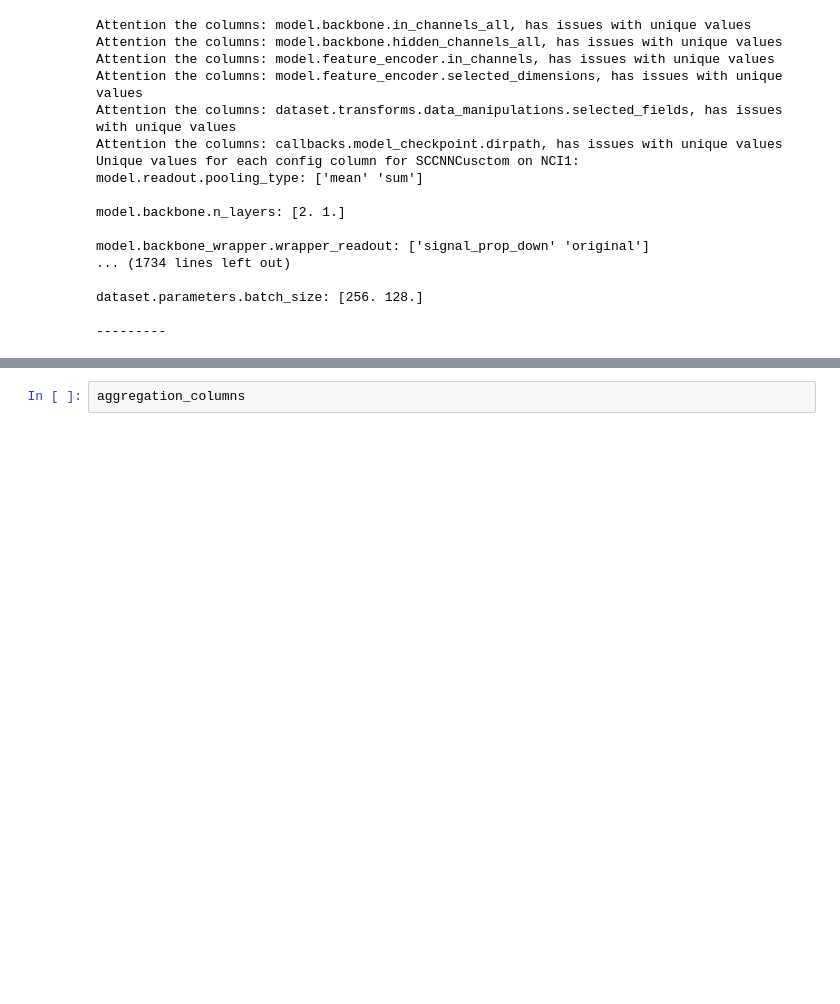
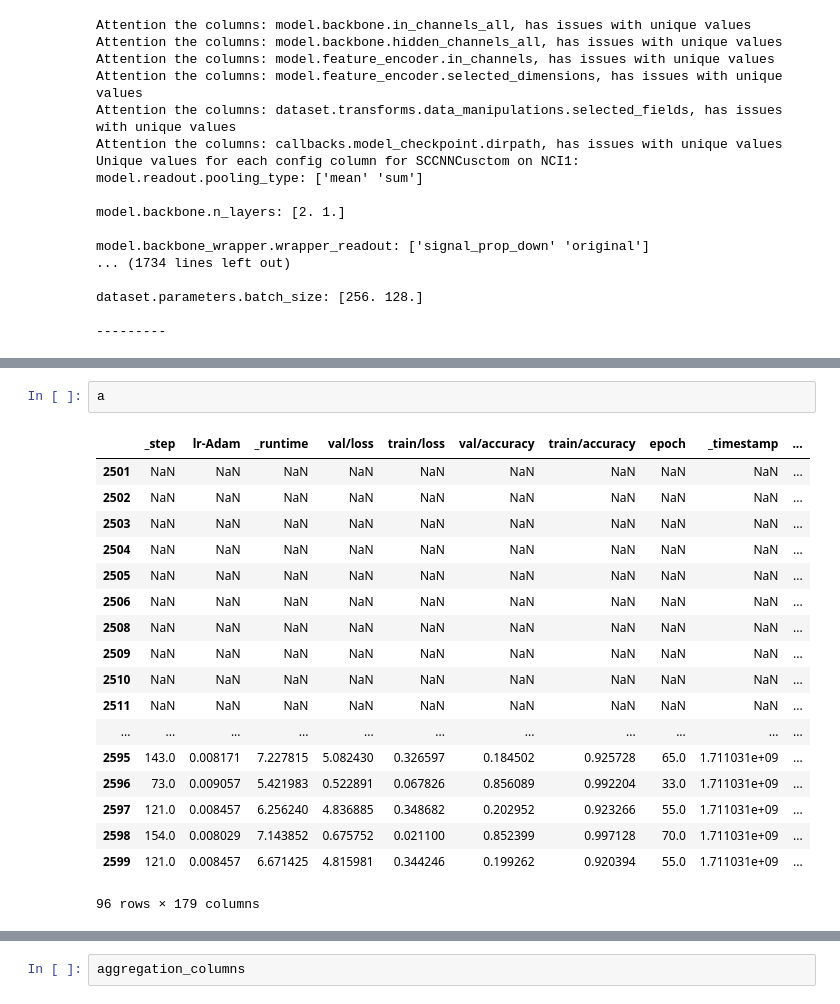
Before and after one commit to geometric-intelligence/TopoBenchmark, a Jupyter notebook: notebooks/result_processing.ipynb, the cells around one changed output, grey strips where cells are left out. Saved outputs shown, nothing was run; the diff lists cells and outputs as text; blank space fills up the shorter version.

```diff
--- a/notebooks/result_processing.ipynb
+++ b/notebooks/result_processing.ipynb
@@ -353,2 +355,23 @@ See the caveats in the documentation: https://pandas.pydata.org/pandas-docs/stab
+# %%
+a
+# %% [output]
+|  | _step | lr-Adam | _runtime | val/loss | train/loss | val/accuracy | train/accuracy | epoch | _timestamp | ... |
+| 2501 | NaN | NaN | NaN | NaN | NaN | NaN | NaN | NaN | NaN | ... |
+| 2502 | NaN | NaN | NaN | NaN | NaN | NaN | NaN | NaN | NaN | ... |
+| 2503 | NaN | NaN | NaN | NaN | NaN | NaN | NaN | NaN | NaN | ... |
+| 2504 | NaN | NaN | NaN | NaN | NaN | NaN | NaN | NaN | NaN | ... |
+| 2505 | NaN | NaN | NaN | NaN | NaN | NaN | NaN | NaN | NaN | ... |
+| 2506 | NaN | NaN | NaN | NaN | NaN | NaN | NaN | NaN | NaN | ... |
+| 2508 | NaN | NaN | NaN | NaN | NaN | NaN | NaN | NaN | NaN | ... |
+| 2509 | NaN | NaN | NaN | NaN | NaN | NaN | NaN | NaN | NaN | ... |
+| 2510 | NaN | NaN | NaN | NaN | NaN | NaN | NaN | NaN | NaN | ... |
+| 2511 | NaN | NaN | NaN | NaN | NaN | NaN | NaN | NaN | NaN | ... |
+| ... | ... | ... | ... | ... | ... | ... | ... | ... | ... | ... |
+| 2595 | 143.0 | 0.008171 | 7.227815 | 5.082430 | 0.326597 | 0.184502 | 0.925728 | 65.0 | 1.711031e+09 | ... |
+| 2596 | 73.0 | 0.009057 | 5.421983 | 0.522891 | 0.067826 | 0.856089 | 0.992204 | 33.0 | 1.711031e+09 | ... |
+| 2597 | 121.0 | 0.008457 | 6.256240 | 4.836885 | 0.348682 | 0.202952 | 0.923266 | 55.0 | 1.711031e+09 | ... |
+| 2598 | 154.0 | 0.008029 | 7.143852 | 0.675752 | 0.021100 | 0.852399 | 0.997128 | 70.0 | 1.711031e+09 | ... |
+| 2599 | 121.0 | 0.008457 | 6.671425 | 4.815981 | 0.344246 | 0.199262 | 0.920394 | 55.0 | 1.711031e+09 | ... |
+96 rows × 179 columns
 # %%
 # collected_aggregated_results['ZINC']['SCCN']
```
Also changed, not shown: parts of 2 cells of this notebook, 36 other files.
